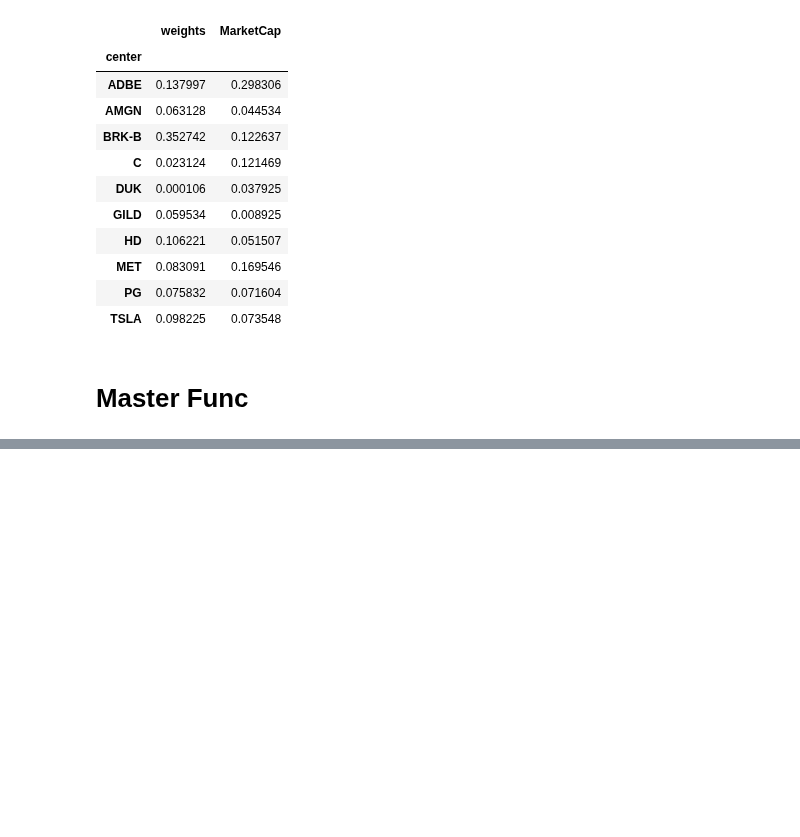
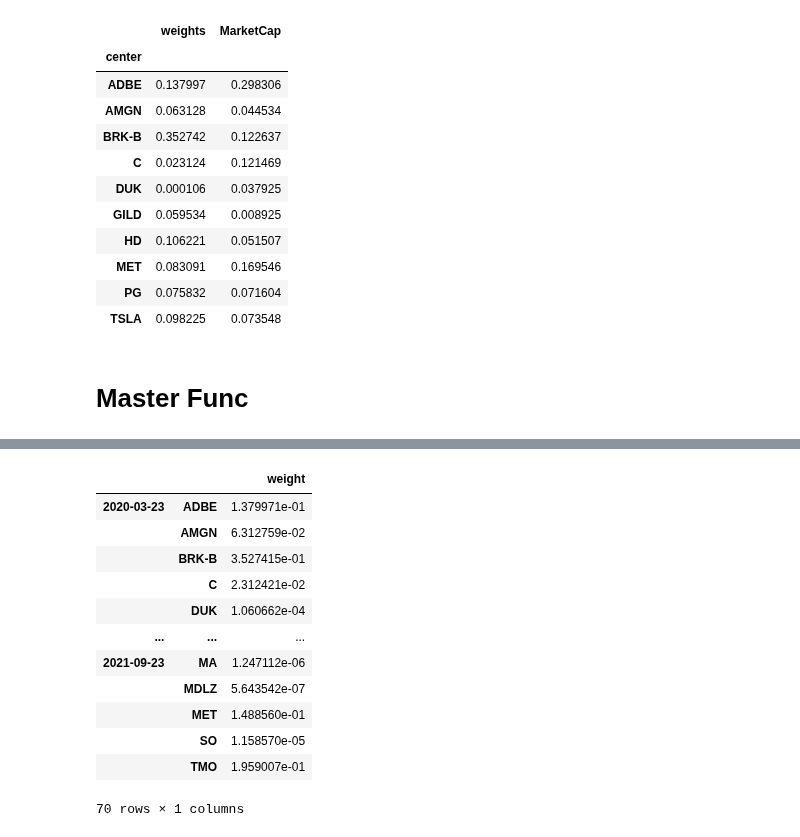
Before and after one commit to layoups/index-funds, a Jupyter notebook: create_indices.ipynb, the cells around one changed output, grey strips where cells are left out. Cells and saved outputs as stored; diff of their text form; code cells hidden in the pictures; blank space fills up the shorter version.

```diff
--- a/create_indices.ipynb
+++ b/create_indices.ipynb
@@ -298,0 +333,16 @@ Timestamp('2021-11-01 00:00:00')
+# %%
+pd.DataFrame.from_dict(master_mean_var_index, orient="index")
+# %% [output]
+|  |  | weight |
+| 2020-03-23 | ADBE | 1.379971e-01 |
+|  | AMGN | 6.312759e-02 |
+|  | BRK-B | 3.527415e-01 |
+|  | C | 2.312421e-02 |
+|  | DUK | 1.060662e-04 |
+| ... | ... | ... |
+| 2021-09-23 | MA | 1.247112e-06 |
+|  | MDLZ | 5.643542e-07 |
+|  | MET | 1.488560e-01 |
+|  | SO | 1.158570e-05 |
+|  | TMO | 1.959007e-01 |
+70 rows × 1 columns
```
Also changed, not shown: parts of 5 cells of this notebook, 3 other files.
